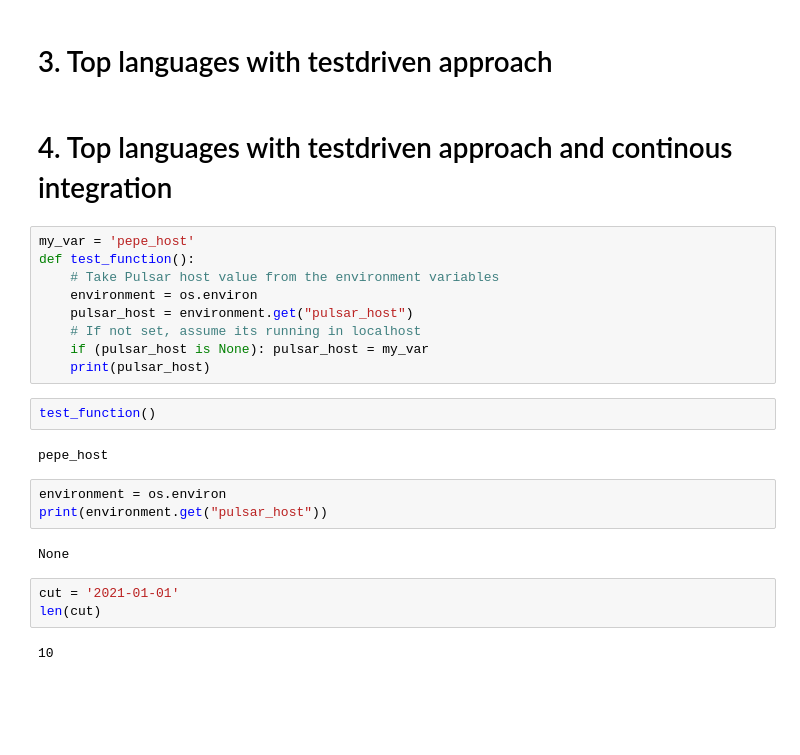
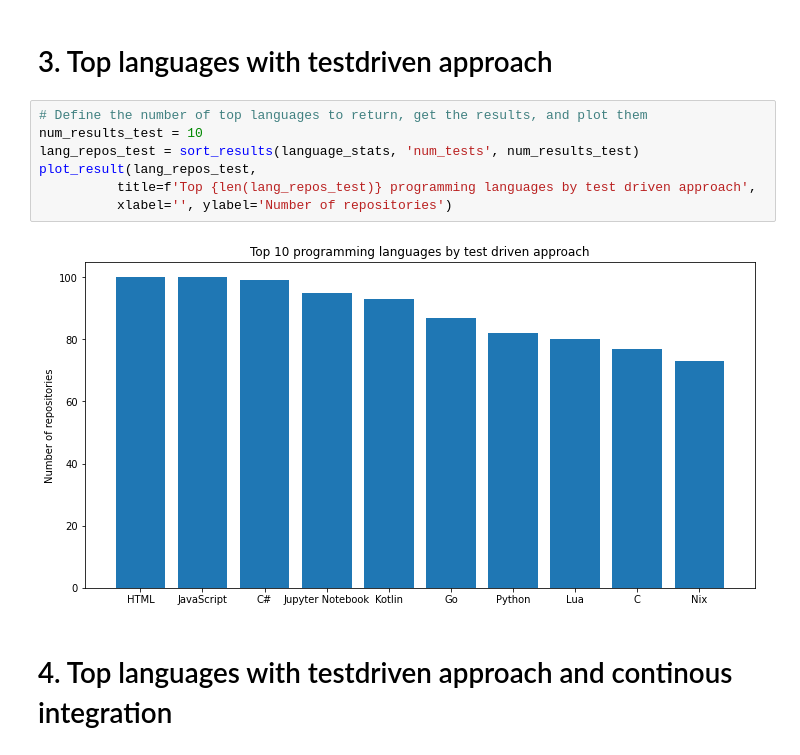
Before and after one commit to nmartinbekier/de2_g12_project, a Jupyter notebook: producer/analysis_client.ipynb, the cells around one changed output. Saved outputs shown, nothing was run; the diff lists cells and outputs as text; blank space fills up the shorter version.

```diff
--- a/producer/analysis_client.ipynb
+++ b/producer/analysis_client.ipynb
@@ -91,27 +99,13 @@ plot_dict(q1_dict,
 # %% [markdown]
 # 3. Top languages with testdriven approach
+# %%
+# Define the number of top languages to return, get the results, and plot them
+num_results_test = 10
+lang_repos_test = sort_results(language_stats, 'num_tests', num_results_test)
+plot_result(lang_repos_test,
+          title=f'Top {len(lang_repos_test)} programming languages by test driven approach',
+          xlabel='', ylabel='Number of repositories')
+# %% [output]
+[figure, added]
 # %% [markdown]
 # 4. Top languages with testdriven approach and continous integration
-# %%
-my_var = 'pepe_host'
-def test_function():
-    # Take Pulsar host value from the environment variables
-    environment = os.environ
-    pulsar_host = environment.get("pulsar_host")
-    # If not set, assume its running in localhost
-    if (pulsar_host is None): pulsar_host = my_var
-    print(pulsar_host)
-# %%
-test_function()
-# %% [output]
-pepe_host
-# %%
-environment = os.environ
-print(environment.get("pulsar_host"))
-# %% [output]
-None
-# %%
-cut = '2021-01-01'
-len(cut)
-# %% [output]
-10
```
Also changed, not shown: parts of 16 cells of this notebook, 1 other file.
